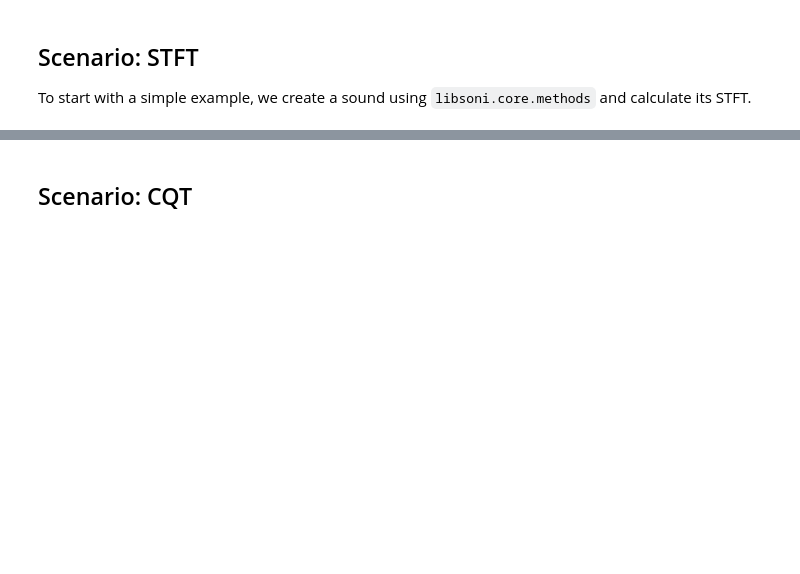
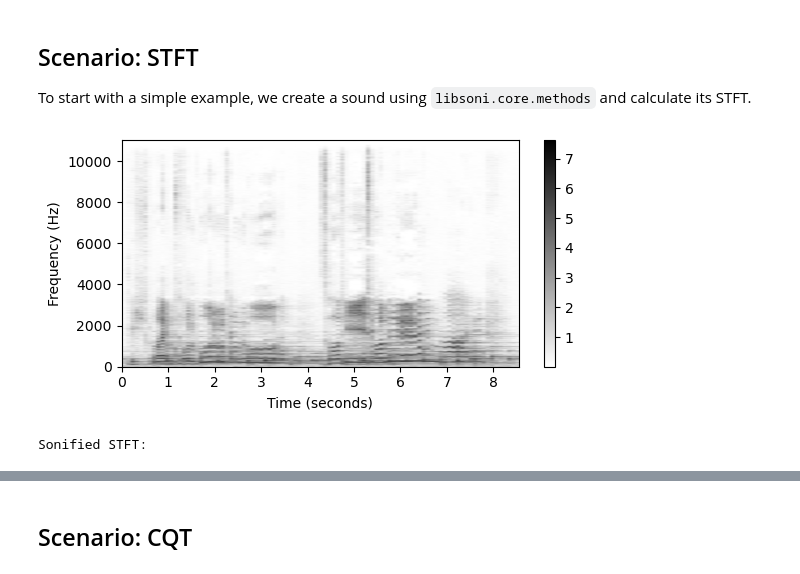
Before and after one commit to groupmm/libsoni, a Jupyter notebook: demo_spectrum.ipynb, the cells around one changed output, grey strips where cells are left out. Cells and saved outputs as stored; diff of their text form; code cells hidden in the pictures; blank space fills up the shorter version.

````diff
--- a/demo_spectrum.ipynb
+++ b/demo_spectrum.ipynb
@@ -10,14 +10,14 @@ from IPython import display as ipd
 import matplotlib.pyplot as plt
 import libfmp
 
-from libsoni.core.spectrum import sonify_spectrum
+from libsoni.core.spectrogram import sonify_spectrogram
 from libsoni.core.methods import generate_tone_additive_synthesis
 
 %matplotlib inline
 
 Fs = 22050
-N = 2048
-H = 1024
+N = 4096
+H = 2048
 # %% [markdown]
 ## Simple Scenario
 To make the use of the module ```libsoni.core.spectrum``` clear with a simple example, let's first assume a spectogram like an image. The vertical axis is attributed to frequency in conventional formats, while the horizontal axis represents time. Let's say we want to create an image for a C major scale. For this we need a frequency axis that keeps the frequencies of the notes of a C major scale
@@ -67,18 +73,21 @@
 # %%
 X = np.abs(librosa.stft(x, n_fft=N, hop_length=H, win_length=N, window='hann', pad_mode='constant', center=True))
 
 T_coef = np.arange(X.shape[1]) * H / Fs
 F_coef = np.arange(N // 2 +1) * Fs / N
 
 plt.figure(figsize=(6, 3))
 extent = [T_coef[0], T_coef[-1], F_coef[0], F_coef[-1]]
-plt.imshow(X, cmap='gray_r', aspect='auto', origin='lower', extent=extent)
+plt.imshow(np.log(1+5*X), cmap='gray_r', aspect='auto', origin='lower', extent=extent)
 plt.xlabel('Time (seconds)')
 plt.ylabel('Frequency (Hz)')
 plt.colorbar()
 plt.tight_layout()
 plt.show()
 
-x_resynthesized = sonify_spectrum(X, F_coef, T_coef)
+x_resynthesized = sonify_spectrogram(X, F_coef, T_coef)
 print('Sonified STFT:')
 ipd.display(ipd.Audio(x_resynthesized, rate = Fs))
+# %% [output]
+[figure, added]
+Sonified STFT:
````
Also changed, not shown: parts of 5 cells of this notebook, 5 other files.
